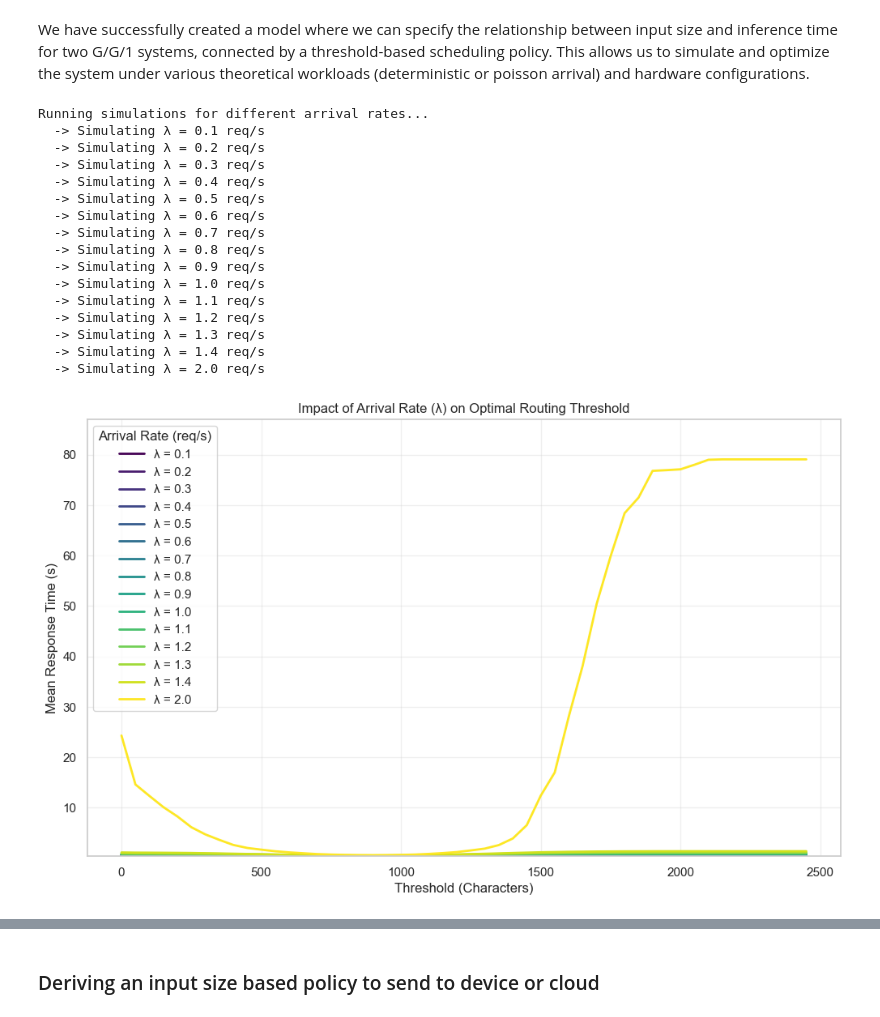
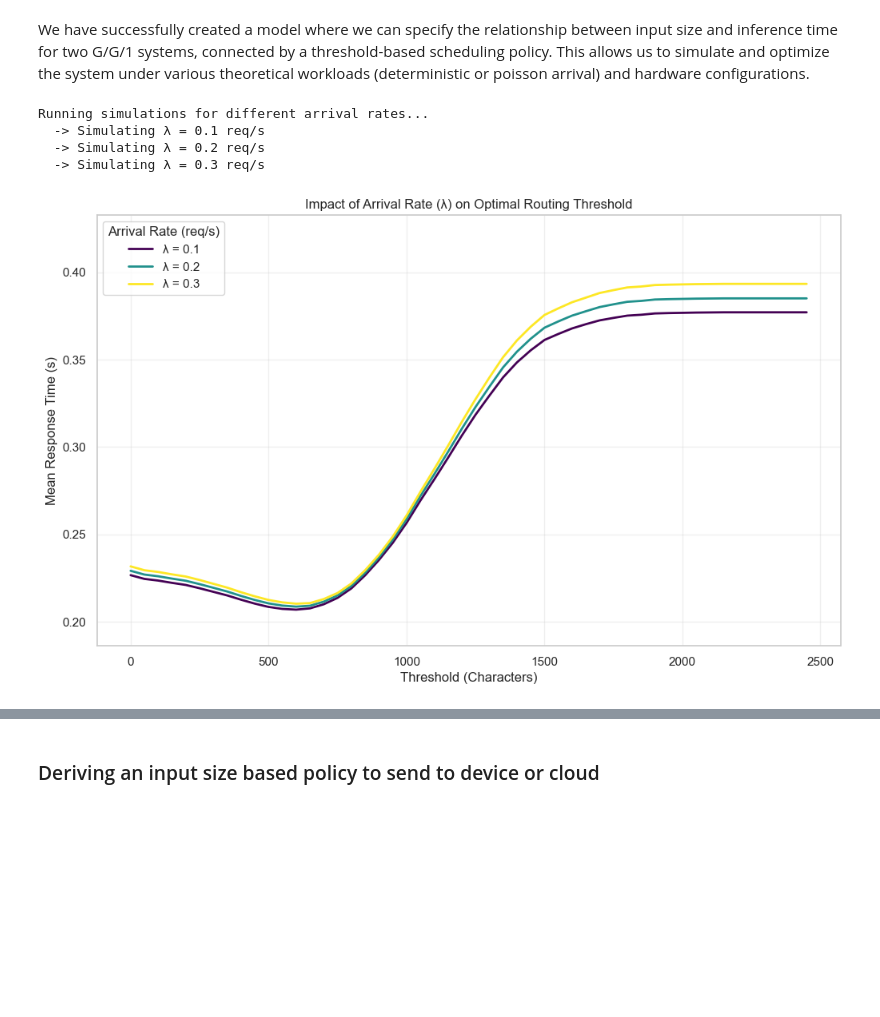
Before and after one commit to fabianHueni/UNIBE_MSGAI_HS25_Project, a Jupyter notebook: analyse/analyse_latency_data.ipynb, the cells around one changed output, grey strips where cells are left out. Cells and saved outputs as stored; diff of their text form; code cells hidden in the pictures; blank space fills up the shorter version.

```diff
--- a/analyse/analyse_latency_data.ipynb
+++ b/analyse/analyse_latency_data.ipynb
@@ -343,11 +340,11 @@ from utils import *
 df_cloud_ex = raw_dfs['cloud/cloud_raw_experiment_meta-llama-llama-3-2-1b-instruct_always_cloud_once-per-sec_2025-12-04T16-10-54'].copy()
 df_device_ex = raw_dfs['philip/raw_experiment_Llama-3-2-1B-Instruct-ONNX_always_device_once-per-sec_2025-12-04T08-10-53'].copy()
 
-df_cloud_ex = raw_dfs['cloud/cloud_raw_experiment_ibm-granite-granite-4-0-h-micro_always_cloud_once-per-sec_2025-12-05T07-07-33'].copy()
-df_device_ex = raw_dfs['philip/raw_experiment_granite-4-0-micro-ONNX-web_always_device_once-per-sec_2025-12-04T09-03-29'].copy()
+#df_cloud_ex = raw_dfs['cloud/cloud_raw_experiment_ibm-granite-granite-4-0-h-micro_always_cloud_once-per-sec_2025-12-05T07-07-33'].copy()
+#df_device_ex = raw_dfs['philip/raw_experiment_granite-4-0-micro-ONNX-web_always_device_once-per-sec_2025-12-04T09-03-29'].copy()
 
-on_device_speedup_factor = 0.1
-on_device_speedup_shift = 0 #linear shift factor in ms
+on_device_speedup_factor = 0.5
+on_device_speedup_shift = 100 #linear shift factor in ms
 
 # Apply speedup factor to device inference times
 print(f"Applying speedup factor {on_device_speedup_factor} and shift -{on_device_speedup_shift}ms...")
@@ -585,7 +582,8 @@ import numpy as np
 import matplotlib.pyplot as plt
 
 # Define a range of arrival rates to test (e.g., 0.5 to 3.0 requests per second)
-test_lambdas = [0.1,0.2,0.3,0.4,0.5,0.6,0.7,0.8,0.9,1.0, 1.1, 1.2, 1.3, 1.4, 2]
+#test_lambdas = [0.1,0.2,0.3,0.4,0.5,0.6,0.7,0.8,0.9,1.0, 1.1, 1.2, 1.3, 1.4, 2]
+test_lambdas = [0.1,0.2,0.3]
 
 plt.figure(figsize=(12, 7))
 colors = plt.cm.viridis(np.linspace(0, 1, len(test_lambdas)))
@@ -607,46 +605,34 @@ for i, lam in enumerate(test_lambdas):
         dev_model=(slope_dev, int_dev),
         cloud_model=(slope_cloud, int_cloud)
     )
 
     # Plot the curve
     plt.plot(sim_res['threshold'], sim_res['sim_latency'],
              label=f'λ = {lam:.1f}', color=colors[i], linewidth=2)
 
     # Collect finite values for auto-scaling
     finite_vals = sim_res[sim_res['sim_latency'] != float('inf')]['sim_latency']
     all_finite_latencies.extend(finite_vals.dropna().tolist())
 
 plt.xlabel('Threshold (Characters)')
 plt.ylabel('Mean Response Time (s)')
 plt.title('Impact of Arrival Rate (λ) on Optimal Routing Threshold')
 plt.legend(title="Arrival Rate (req/s)")
 plt.grid(True, alpha=0.3)
 
 # Set reasonable Y-limits to ignore unstable/infinite queues
 if all_finite_latencies:
     upper_lim = max(all_finite_latencies) * 1.1
     lower_lim = max(0, min(all_finite_latencies) * 0.9)
     plt.ylim(lower_lim, upper_lim)
 
 plt.show()
 # %% [output]
 Running simulations for different arrival rates...
   -> Simulating λ = 0.1 req/s
   -> Simulating λ = 0.2 req/s
   -> Simulating λ = 0.3 req/s
-  -> Simulating λ = 0.4 req/s
-  -> Simulating λ = 0.5 req/s
-  -> Simulating λ = 0.6 req/s
-  -> Simulating λ = 0.7 req/s
-  -> Simulating λ = 0.8 req/s
-  -> Simulating λ = 0.9 req/s
-  -> Simulating λ = 1.0 req/s
-  -> Simulating λ = 1.1 req/s
-  -> Simulating λ = 1.2 req/s
-  -> Simulating λ = 1.3 req/s
-  -> Simulating λ = 1.4 req/s
-  -> Simulating λ = 2.0 req/s
-[figure, old version]
+[figure, new version]
 # %%
 import numpy as np
 import matplotlib.pyplot as plt
```
Also changed, not shown: parts of 17 cells of this notebook, 1 other file.
